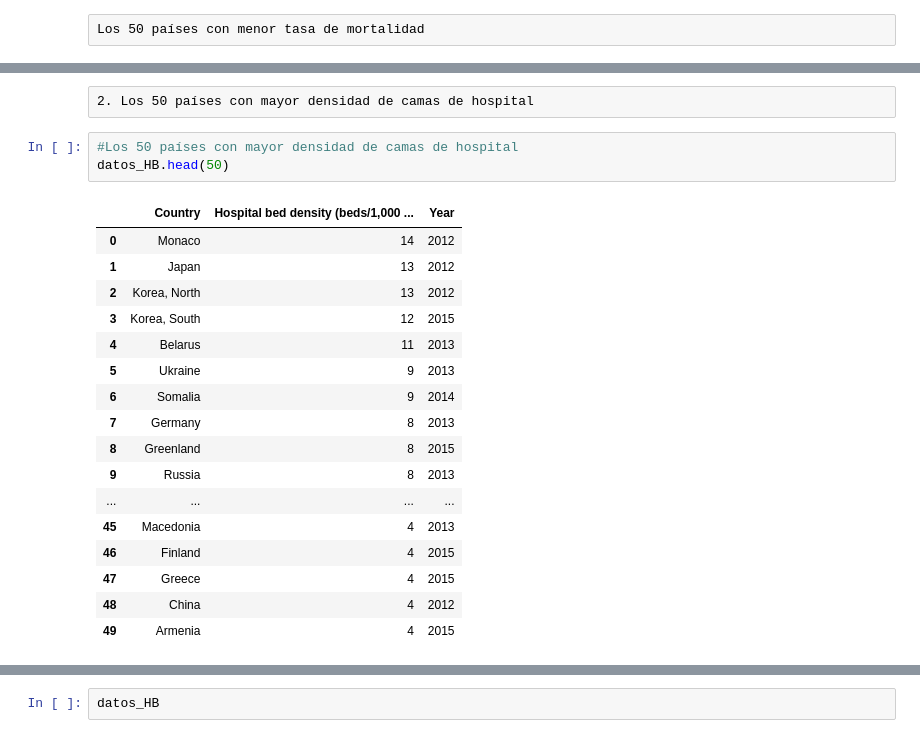
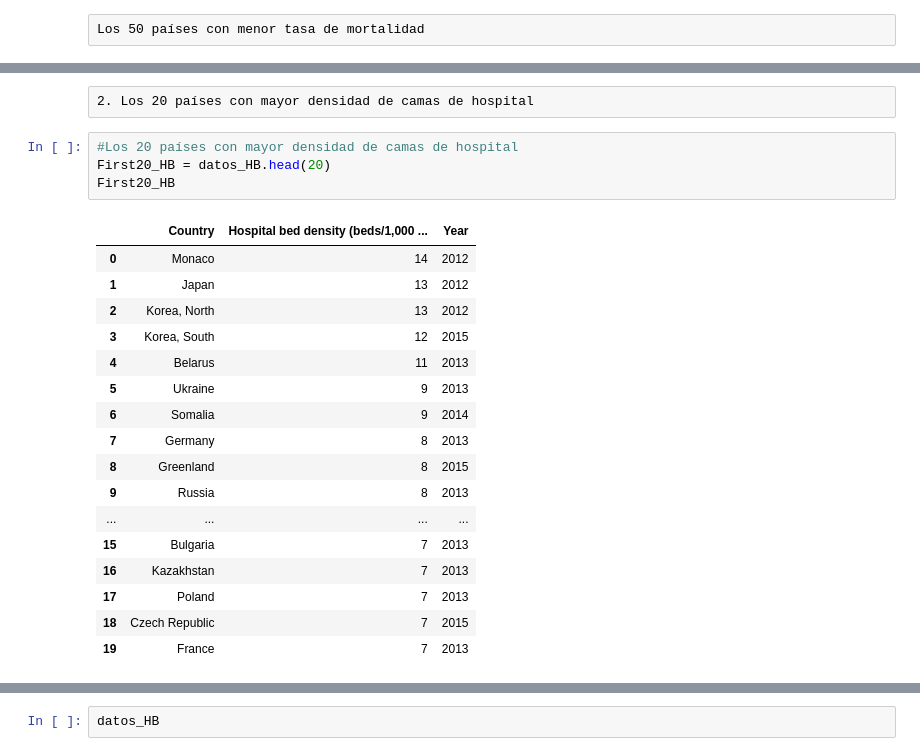
Before and after one commit to DCIDA2019/dcida2020ii-APaloma710, a Jupyter notebook: Sep11/Answers.ipynb, the cells around one changed output, grey strips where cells are left out. Drawn from its saved outputs; the diff is of its cells as text.

```diff
--- a/Sep11/Answers.ipynb
+++ b/Sep11/Answers.ipynb
@@ -118,23 +141,24 @@ datos_DR.tail(50)
 # %% [raw]
-2. Los 50 países con mayor densidad de camas de hospital
+2. Los 20 países con mayor densidad de camas de hospital
 # %%
-#Los 50 países con mayor densidad de camas de hospital
-datos_HB.head(50)
+#Los 20 países con mayor densidad de camas de hospital
+First20_HB = datos_HB.head(20)
+First20_HB
 # %% [output]
 |  | Country | Hospital bed density (beds/1,000 ... | Year |
 | 0 | Monaco | 14 | 2012 |
 | 1 | Japan | 13 | 2012 |
 | 2 | Korea, North | 13 | 2012 |
 | 3 | Korea, South | 12 | 2015 |
 | 4 | Belarus | 11 | 2013 |
 | 5 | Ukraine | 9 | 2013 |
 | 6 | Somalia | 9 | 2014 |
 | 7 | Germany | 8 | 2013 |
 | 8 | Greenland | 8 | 2015 |
 | 9 | Russia | 8 | 2013 |
 | ... | ... | ... | ... |
-| 45 | Macedonia | 4 | 2013 |
-| 46 | Finland | 4 | 2015 |
-| 47 | Greece | 4 | 2015 |
-| 48 | China | 4 | 2012 |
-| 49 | Armenia | 4 | 2015 |
+| 15 | Bulgaria | 7 | 2013 |
+| 16 | Kazakhstan | 7 | 2013 |
+| 17 | Poland | 7 | 2013 |
+| 18 | Czech Republic | 7 | 2015 |
+| 19 | France | 7 | 2013 |
```
Also changed, not shown: parts of 25 cells of this notebook.
